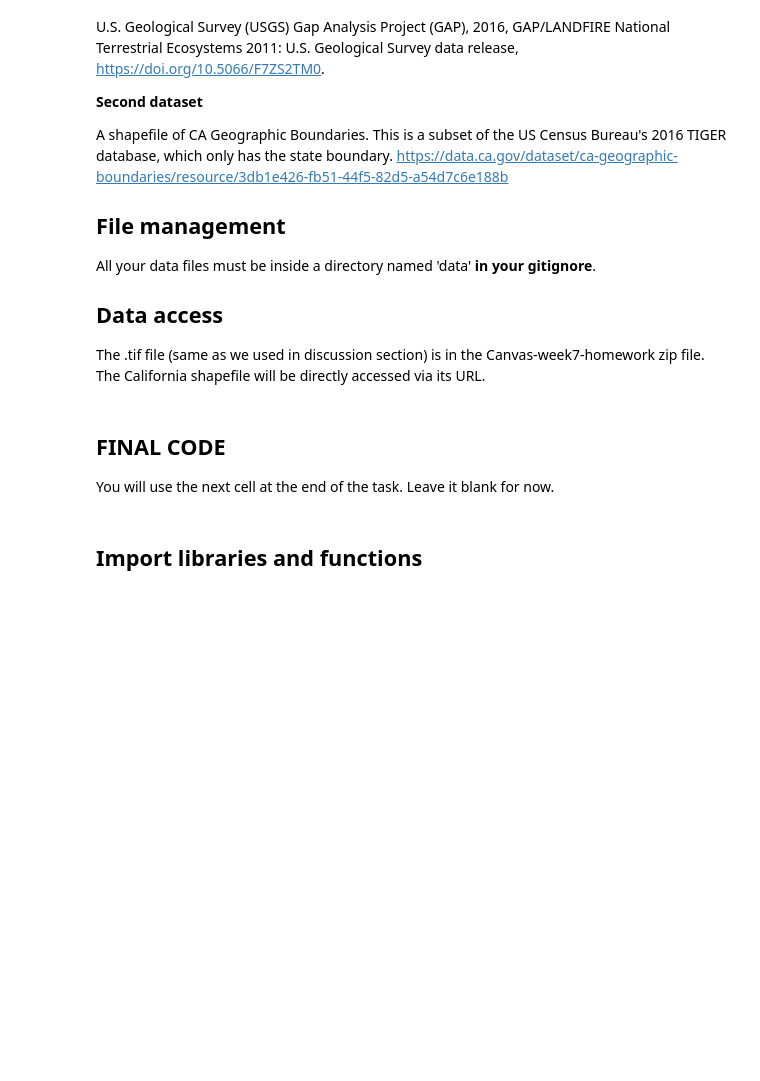
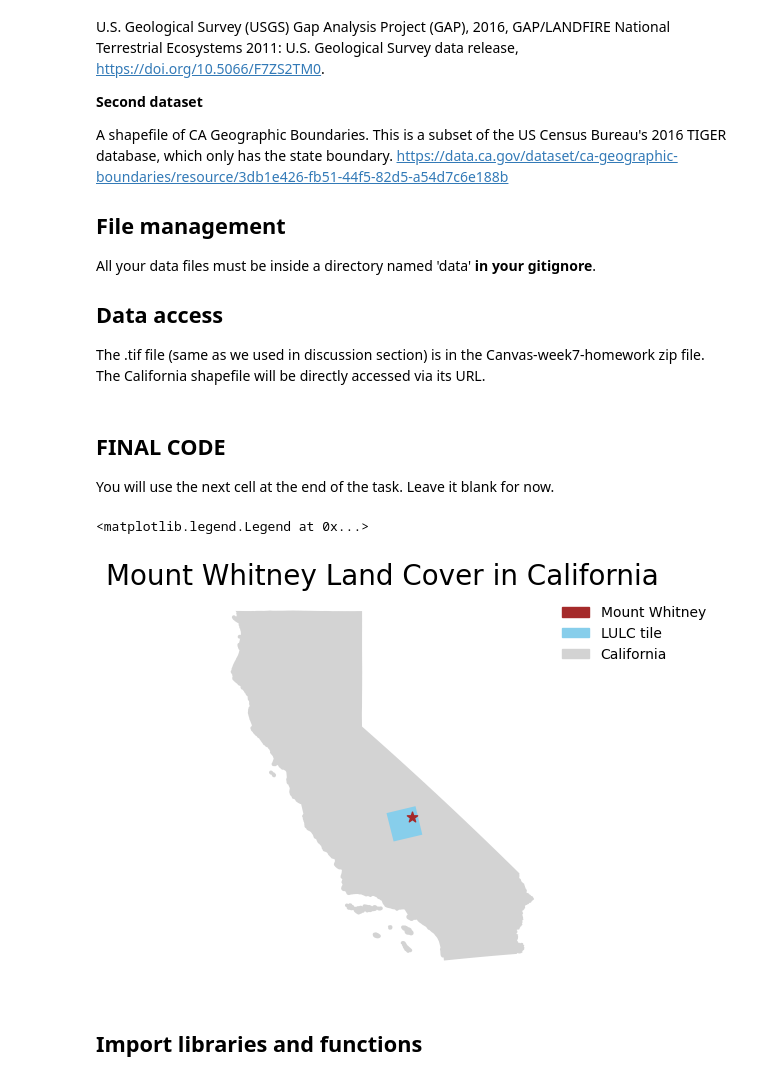
Before and after one commit to BenVerst/EDS-220-hw4, a Jupyter notebook: hwk4-task1-whitney-map.ipynb, the cells around one changed output. Cells and saved outputs as stored; diff of their text form; code cells hidden in the pictures; blank space fills up the shorter version.

```diff
--- a/hwk4-task1-whitney-map.ipynb
+++ b/hwk4-task1-whitney-map.ipynb
@@ -42,6 +42,78 @@ The .tif file (same as we used in discussion section) is in the Canvas-week7-hom
 You will use the next cell at the end of the task. Leave it blank for now.
 # %%
 ### ===== FINAL CODE =====
+# import libraries and functions
+import os
+import numpy as np
+
+import geopandas as gpd
+import xarray as xr
+import rioxarray as rioxr
+import matplotlib.patches as mpatches
+from matplotlib.markers import MarkerStyle
+
+from shapely import Point
+from shapely import Polygon
+from shapely import box
+import matplotlib.pyplot as plt
+import matplotlib.lines as mlines
+
+
+# read in lulc data
+lulc_path = os.path.join(os.getcwd(), 'data' , 'land_cover.tif') #file path
+lulc = rioxr.open_rasterio(lulc_path) # read in lulc data using the file path
+
+
+# read in california file from url
+ca = gpd.read_file("https://data.ca.gov/dataset/e212e397-1277-4df3-8c22-40721b095f33/resource/3db1e426-fb51-44f5-82d5-a54d7c6e188b/download/ca-state-boundary.zip")
+
+
+# import bounds
+bbox_lulc = gpd.GeoDataFrame(geometry = [box(*lulc.rio.bounds())],
+                        crs = lulc.rio.crs)
+
+# create mt_whitney GeoDataFrame with coordinates
+mt_whitney = gpd.GeoDataFrame(geometry = [Point([-118.2923, 36.5785])], # single point
+                              crs = 'EPSG:4236') # CRS
+
+# update ca CRS to bbox_lulc CRS
+bbox_lulc = bbox_lulc.to_crs(ca.crs)
+mt_whitney = mt_whitney.to_crs(ca.crs)
+
+
+# map
+
+# empty plot
+fig, ax = plt.subplots(figsize = (5,5))
+
+# remove axis
+ax.axis('off')
+
+# set title
+ax.set_title('Mount Whitney Land Cover in California',
+fontsize=20) #change font size
+
+# plot ca to use as base
+ca.plot(ax = ax, color = "lightgrey") # plot ca
+ca_patches = mpatches.Patch( color = "lightgrey", # color
+                             label = "California") # label
+
+# plot bounding box
+bbox_lulc.plot(ax = ax, color = "skyblue") # plot bbox_lulc
+bbox_lulc_patches = mpatches.Patch( color = "skyblue", # color
+                                    label = "LULC tile") # label
+
+# plot Mount Whitney
+mt_whitney.plot(ax = ax, marker = "*", markersize = 60, color = "brown") # plot mt_whitney and add marker shape
+mt_whitney_patches = mpatches.Patch([], [], # create label
+                                   color = "brown", # color
+                                   label = "Mount Whitney") #set label
+
+# add legend
+ax.legend(handles = [mt_whitney_patches, bbox_lulc_patches, ca_patches], frameon=False, loc='upper left', bbox_to_anchor = (1, 1))
+# %% [output]
+<matplotlib.legend.Legend at 0x...>
+[figure, added]
 # %% [markdown]
 ## Import libraries and functions
 # %%
```
Also changed, not shown: parts of 18 cells of this notebook, 1 other file.
